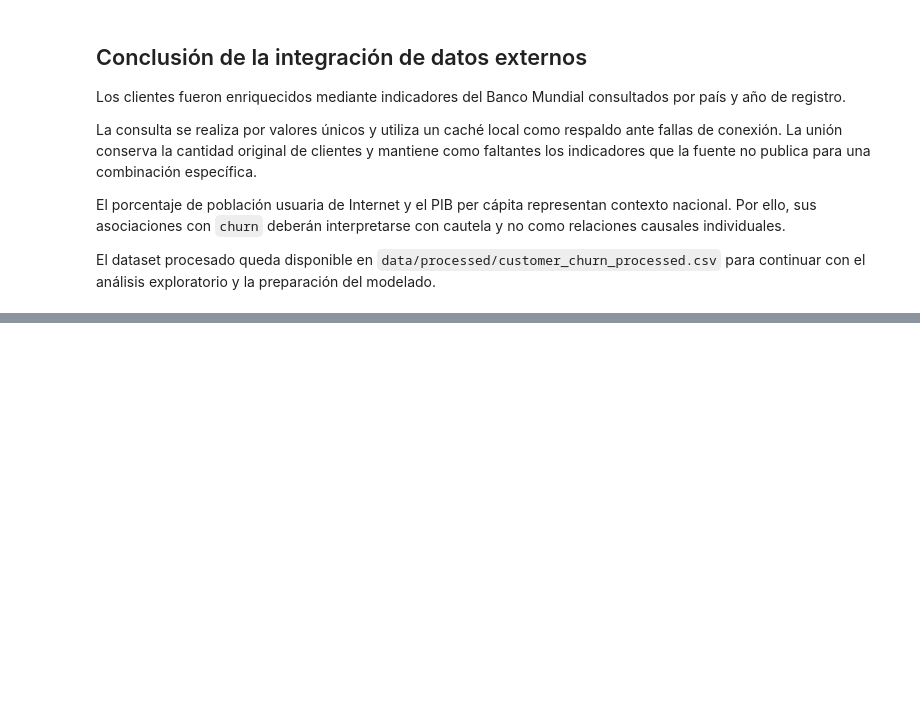
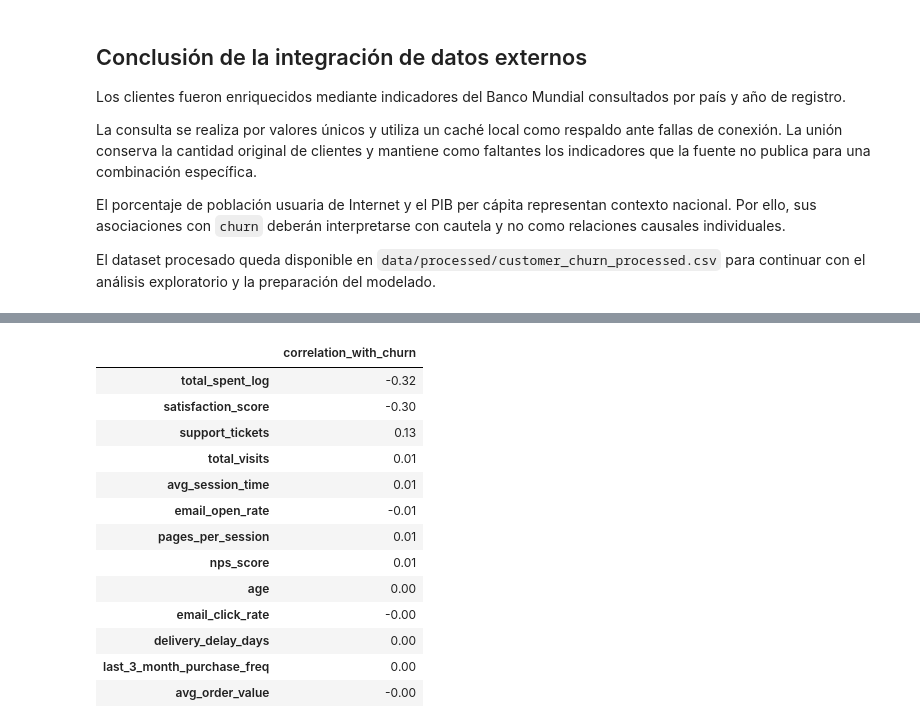
Before and after one commit to sebastianLagos16/customer-retention-analytics, a Jupyter notebook: notebook/Sebastian_lagos_Oscar_Oreste_ET_801V.ipynb, the cells around one changed output, grey strips where cells are left out. Cells and saved outputs as stored; diff of their text form; code cells hidden in the pictures; blank space fills up the shorter version.

```diff
--- a/notebook/Sebastian_lagos_Oscar_Oreste_ET_801V.ipynb
+++ b/notebook/Sebastian_lagos_Oscar_Oreste_ET_801V.ipynb
@@ -2185,0 +2429,69 @@ exploratorio y la preparación del modelado.
+# %%
+variables_correlacion = [
+    "age",
+    "total_visits",
+    "avg_session_time",
+    "pages_per_session",
+    "email_open_rate",
+    "email_click_rate",
+    "total_spent_log",
+    "avg_order_value",
+    "support_tickets",
+    "delivery_delay_days",
+    "satisfaction_score",
+    "nps_score",
+    "last_3_month_purchase_freq",
+    "churn"
+]
+
+matriz_correlacion = (
+    df_eda[variables_correlacion]
+    .corr(method="pearson")
+)
+
+fig_correlacion = px.imshow(
+    matriz_correlacion,
+    text_auto=".2f",
+    aspect="auto",
+    zmin=-1,
+    zmax=1,
+    color_continuous_scale="RdBu_r",
+    title=(
+        "Correlaciones lineales entre variables "
+        "numéricas seleccionadas"
+    )
+)
+
+fig_correlacion.update_layout(
+    height=760
+)
+
+fig_correlacion.show()
+
+correlacion_con_churn = (
+    matriz_correlacion["churn"]
+    .drop("churn")
+    .sort_values(
+        key=lambda serie: serie.abs(),
+        ascending=False
+    )
+    .rename("correlation_with_churn")
+    .to_frame()
+)
+
+display(correlacion_con_churn)
+# %% [output]
+|  | correlation_with_churn |
+| total_spent_log | -0.32 |
+| satisfaction_score | -0.30 |
+| support_tickets | 0.13 |
+| total_visits | 0.01 |
+| avg_session_time | 0.01 |
+| email_open_rate | -0.01 |
+| pages_per_session | 0.01 |
+| nps_score | 0.01 |
+| age | 0.00 |
+| email_click_rate | -0.00 |
+| delivery_delay_days | 0.00 |
+| last_3_month_purchase_freq | 0.00 |
+| avg_order_value | -0.00 |
```
Also changed, not shown: parts of 75 cells of this notebook.
